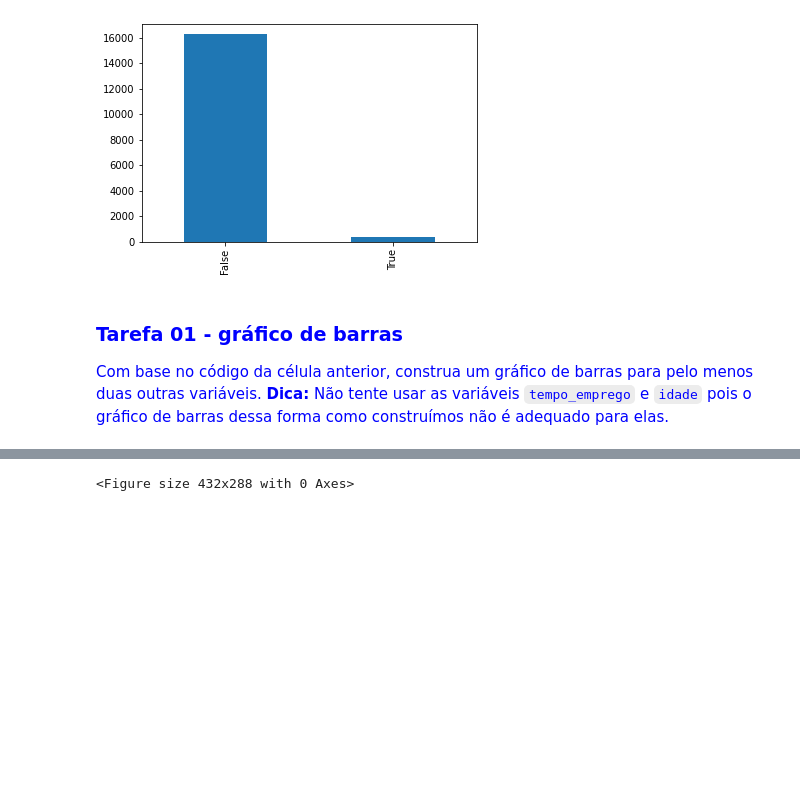
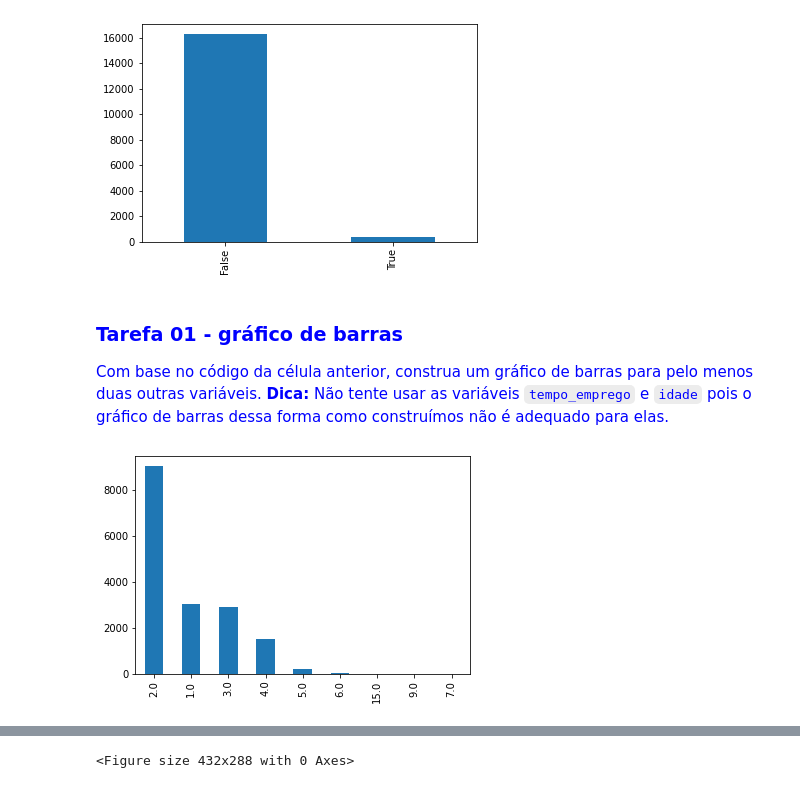
Before and after one commit to nerdmanPc/exercicio_2, a Jupyter notebook: Projeto 01 - Classificação de crédito.ipynb, the cells around one changed output, grey strips where cells are left out. Saved outputs shown, nothing was run; the diff lists cells and outputs as text; code cells hidden in the pictures; blank space fills up the shorter version.

````diff
--- a/Projeto 01 - Classificação de crédito.ipynb
+++ b/Projeto 01 - Classificação de crédito.ipynb
@@ -101,3 +101,7 @@ grafico_barras = df[var].value_counts().plot.bar()
 ### <span style="color:blue">Tarefa 01 - gráfico de barras</span>
 <span style="color:blue"> Com base no código da célula anterior, construa um gráfico de barras para pelo menos duas outras variáveis.
 **Dica:** Não tente usar as variáveis ```tempo_emprego``` e ```idade``` pois o gráfico de barras dessa forma como construímos não é adequado para elas. </span>
+# %%
+grafico_barras_veiculo = df["qt_pessoas_residencia"].value_counts().plot.bar()
+# %% [output]
+[figure, added]
````
Also changed, not shown: parts of 11 cells of this notebook.
